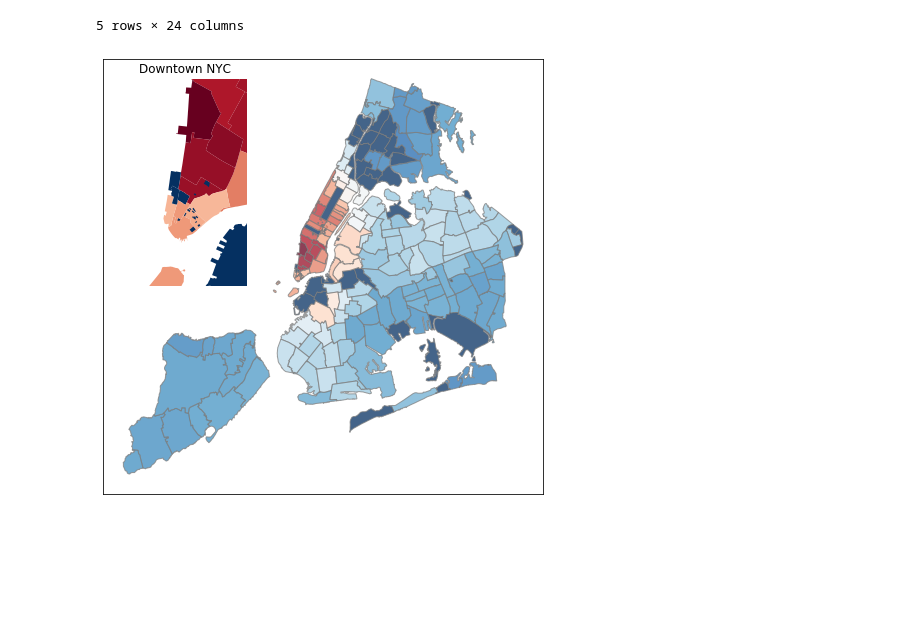
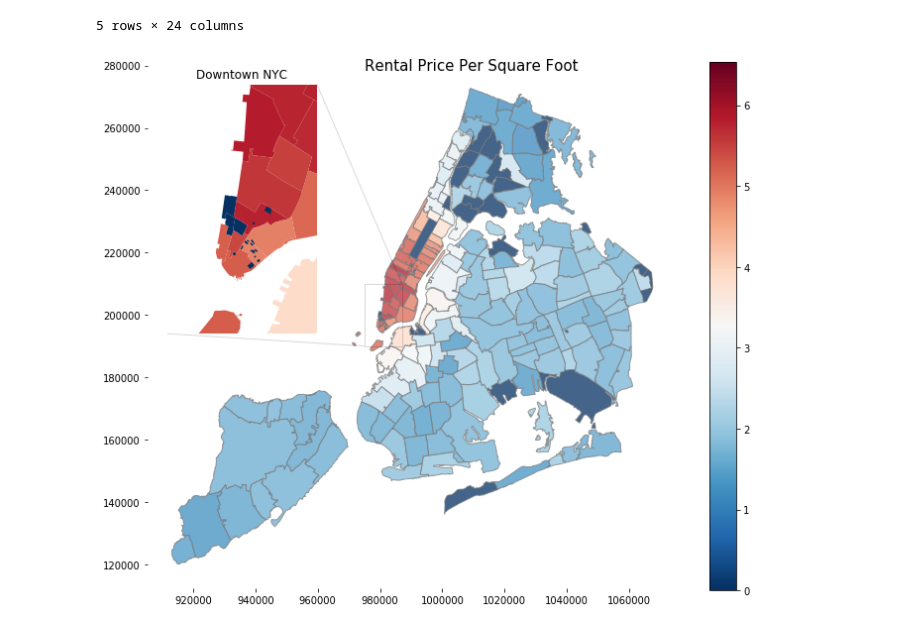
Before and after one commit to mwaugh0328/data_bootcamp_spring_2019, a Jupyter notebook: mapping/zillow_data.ipynb, the cells around one changed output. Cells and saved outputs as stored; diff of their text form; code cells hidden in the pictures; blank space fills up the shorter version.

```diff
--- a/mapping/zillow_data.ipynb
+++ b/mapping/zillow_data.ipynb
@@ -25,2 +31,2 @@ os.getcwd() + "\\zillow\\zillow_med_price"
 # %%
-df = pd.read_csv(os.getcwd() + "\\zillow\\zillow_med_price.csv",encoding = "ISO-8859-1")
+df = pd.read_csv(os.getcwd() + "\\zillow\\Zip_ZriPerSqft_AllHomes.csv",encoding = "ISO-8859-1")
@@ -34,2 +61,2 @@ df = df.melt(id_vars = ["RegionID","RegionName","City","State","Metro","CountyNa
 # %%
-nyc_price = df[(df.City == "New York") & (df.variable == "2018-06")].copy()
+nyc_price = df[(df.City == "New York") & (df.variable == "2019-01")].copy()
@@ -76,6 +107,7 @@ nyc_map.tail()
 5 rows × 24 columns
 # %%
 fig, ax = plt.subplots(figsize = (10,8))
+plt.tight_layout()
 
 # First create the map for the urban share
 
@@ -83,13 +115,22 @@ nyc_map.plot(ax = ax, edgecolor='tab:grey',
              column='price', # THIS IS NEW, it says color it based on this column
              cmap='RdBu_r', # This is the color map scheme https://matplotlib.org
              #/examples/color/colormaps_reference.html
-             alpha = 0.75,
-             vmin=0, vmax=nyc_price.price.max())
+             alpha = 0.75, vmin=0, vmax=1.1*nyc_price.price.max(), legend=True)
 
-ax.get_xaxis().set_visible(False)
-ax.get_yaxis().set_visible(False)
+#subway.plot(ax = ax, color = 'k', alpha = 0.5)
 
-#pcm = ax.pcolormesh(x, y, Z, vmin=-1., vmax=1., cmap='RdBu_r')
+#ax.get_xaxis().set_visible(False)
+
+#ax.get_yaxis().set_visible(False)
+
+ax.spines["right"].set_visible(False)
+ax.spines["top"].set_visible(False)
+ax.spines["left"].set_visible(False)
+ax.spines["bottom"].set_visible(False)
+
+fig.suptitle("Rental Price Per Square Foot", fontsize = 15)
+
+########################################################################################
 
 axins = zoomed_inset_axes(ax, # The original ax
                           4, # zoom level
@@ -97,39 +138,39 @@ axins = zoomed_inset_axes(ax, # The original ax
                           borderpad=2)  # space around it relative to figure
 
 nyc_map.plot(ax = axins, column='price', cmap='RdBu_r',
-             vmin=0, vmax=nyc_price.price.max())
+             vmin=0, vmax=1.1*nyc_price.price.max())
 
 # Then create the map in the "insice ax" or axins. Note, that you do not
 # need to keep the colering or the income, you could have the inset
 # be population or what ever else.
 
 # then the stuff below picks the box for the inset to cover. I
 # I kind of just eyballed this untill I zoomed into what I wanted
 
 # Note the "axins" object really just works like the ax
 
 x1, x2, y1, y2 = 975000, 987000, 190000, 210000
 axins.set_xlim(x1, x2)
 axins.set_ylim(y1, y2)
 
 axins.set_title("Downtown NYC")
 # Make a title.
 
-mark_inset(ax, axins, loc1=3, loc2=1, fc="none", alpha = 0.5)
+mark_inset(ax, axins, loc1=3, loc2=1, alpha = 0.15)
 # This then creates the lines that marks where the inset comes from
 
 # Make it look nice
 axins.spines["right"].set_visible(False)
 axins.spines["top"].set_visible(False)
 axins.spines["left"].set_visible(False)
 axins.spines["bottom"].set_visible(False)
 
 #axins.Tick.remove()
 
 axins.get_xaxis().set_visible(False)
 axins.get_yaxis().set_visible(False)
 
 
 plt.show()
 # %% [output]
-[figure, old version]
+[figure, new version]
```
Also changed, not shown: parts of 19 cells of this notebook, 5 other files.
